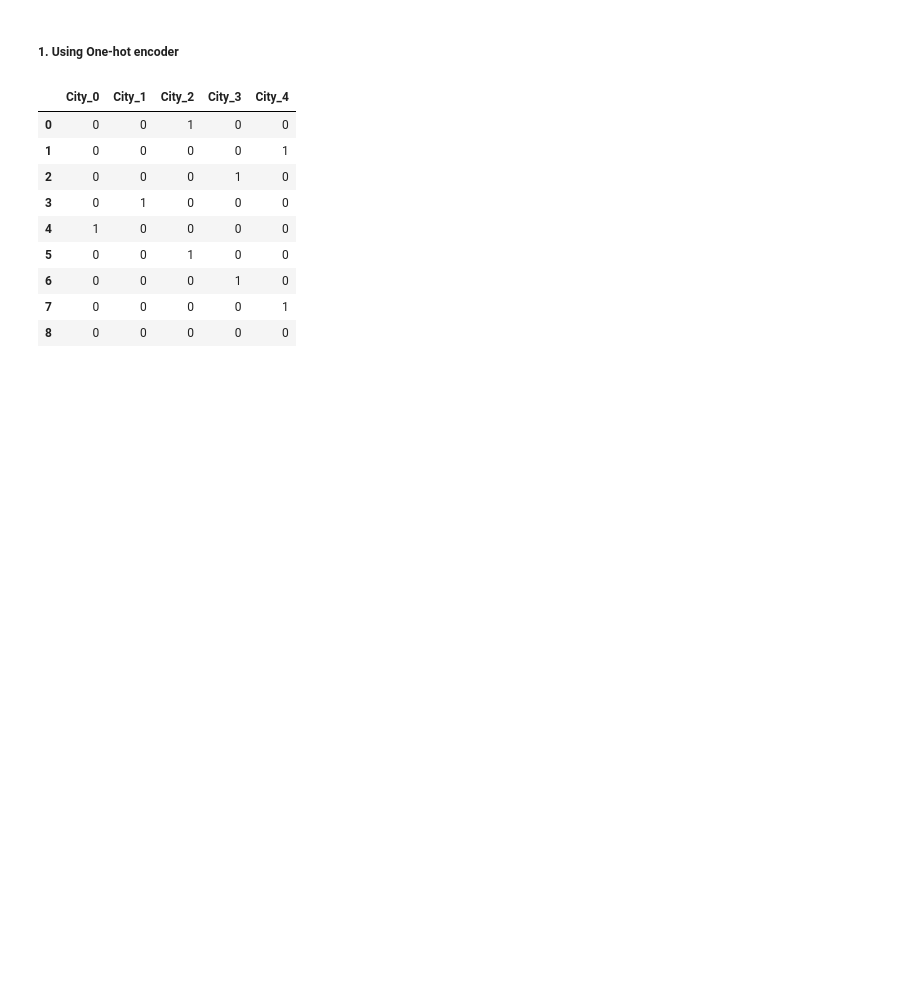
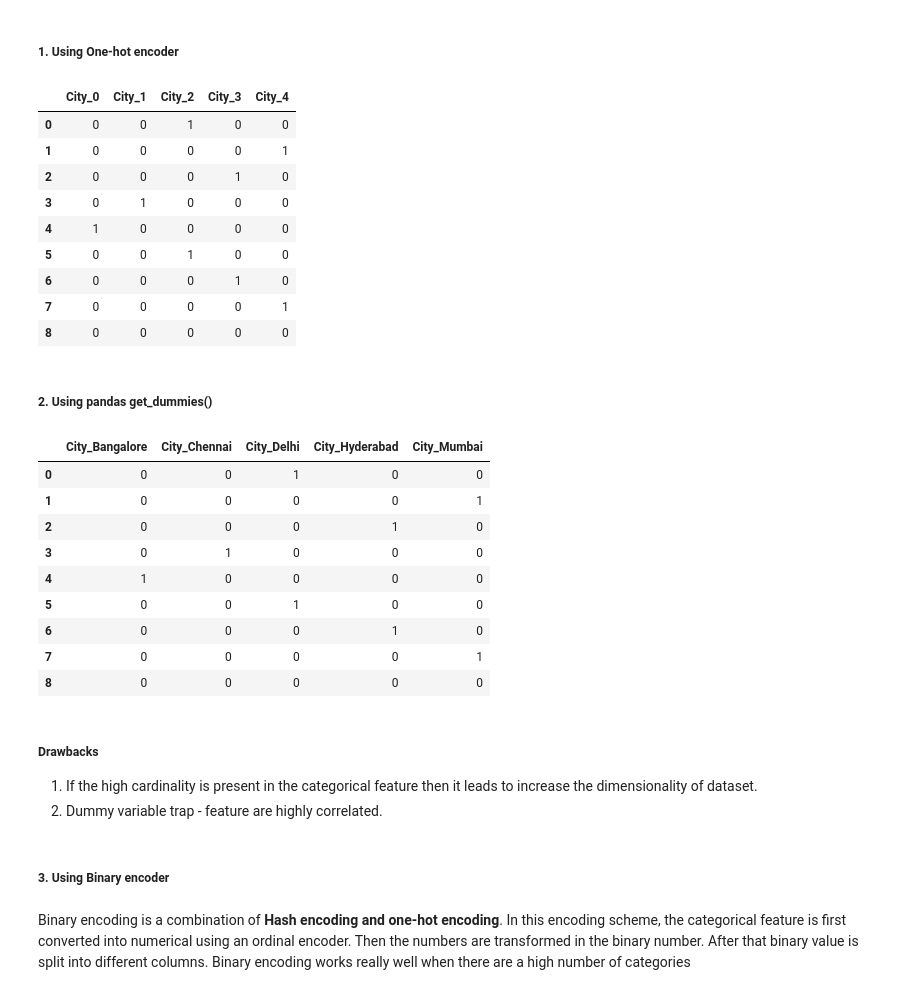
Before and after one commit to vishalbansal-1650/Categorical-Encoding-Techniques, a Jupyter notebook: Categorical Data Encoding Techniques.ipynb, the cells around one changed output. Cells and saved outputs as stored; diff of their text form; code cells hidden in the pictures; blank space fills up the shorter version.

```diff
--- a/Categorical Data Encoding Techniques.ipynb
+++ b/Categorical Data Encoding Techniques.ipynb
@@ -145,3 +145,39 @@ data
 | 6 | 0 | 0 | 0 | 1 | 0 |
 | 7 | 0 | 0 | 0 | 0 | 1 |
 | 8 | 0 | 0 | 0 | 0 | 0 |
+# %% [markdown]
+##### 2. Using pandas get_dummies()
+# %%
+data=pd.DataFrame({'City':['Delhi','Mumbai','Hyderabad','Chennai','Bangalore','Delhi','Hyderabad','Mumbai','Agra']})
+# %%
+city_df = pd.get_dummies(data,drop_first=True,dtype='int64')  ## create dummy df and drop 1st dummy col to get n-1 cols
+
+data = pd.concat([data,city_df],axis=1) ## concatenate dummy and original dataframe
+
+data.drop(['City'],axis=1,inplace=True) ## drop original column
+
+data
+# %% [output]
+|  | City_Bangalore | City_Chennai | City_Delhi | City_Hyderabad | City_Mumbai |
+| 0 | 0 | 0 | 1 | 0 | 0 |
+| 1 | 0 | 0 | 0 | 0 | 1 |
+| 2 | 0 | 0 | 0 | 1 | 0 |
+| 3 | 0 | 1 | 0 | 0 | 0 |
+| 4 | 1 | 0 | 0 | 0 | 0 |
+| 5 | 0 | 0 | 1 | 0 | 0 |
+| 6 | 0 | 0 | 0 | 1 | 0 |
+| 7 | 0 | 0 | 0 | 0 | 1 |
+| 8 | 0 | 0 | 0 | 0 | 0 |
+# %% [markdown]
+##### Drawbacks
+
+1. If the high cardinality is present in the categorical feature then it leads to increase the dimensionality of dataset.
+2. Dummy variable trap - feature are highly correlated.
+# %% [markdown]
+##### 3. Using Binary encoder
+# %% [markdown]
+Binary encoding is a combination of **Hash encoding and one-hot encoding**.
+In this encoding scheme, the categorical feature is first converted into numerical using an ordinal encoder.
+Then the numbers are transformed in the binary number.
+After that binary value is split into different columns.
+Binary encoding works really well when there are a high number of categories
```
Also changed, not shown: parts of 27 cells of this notebook.
